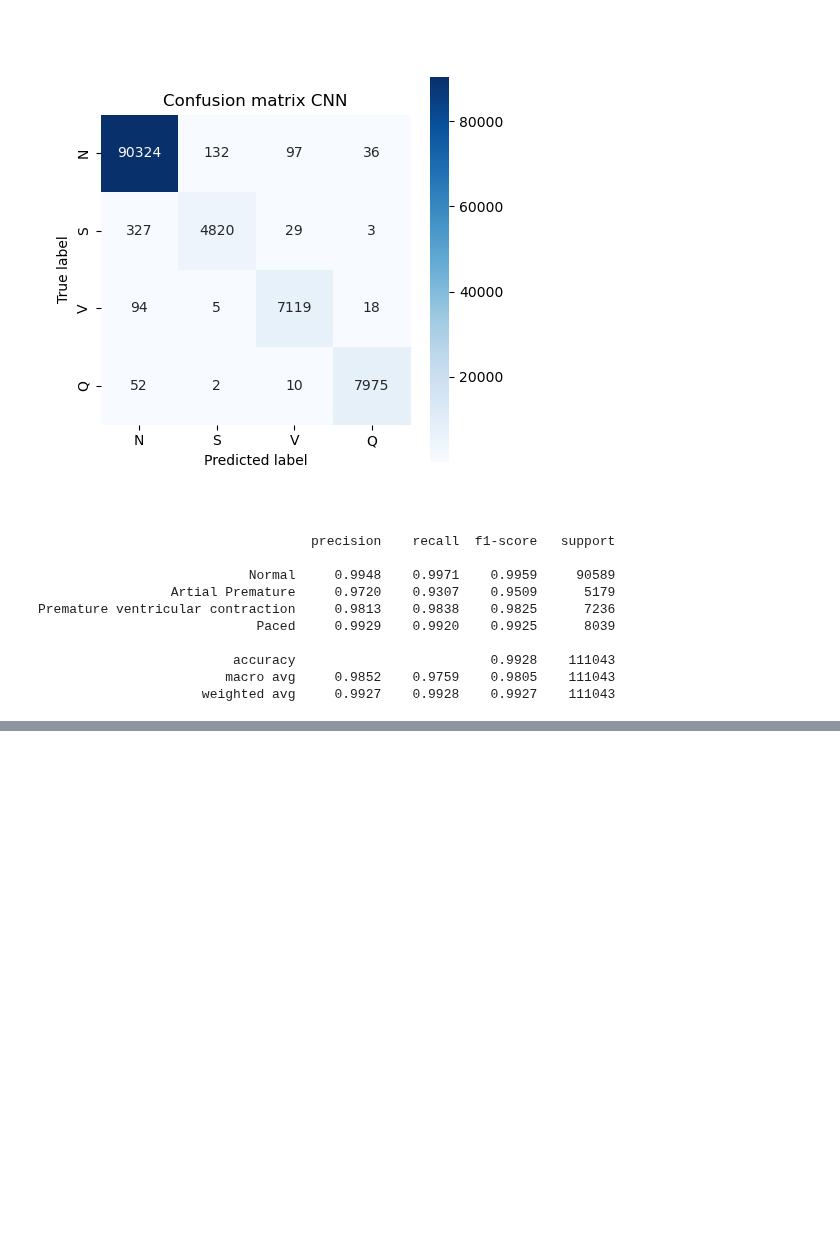
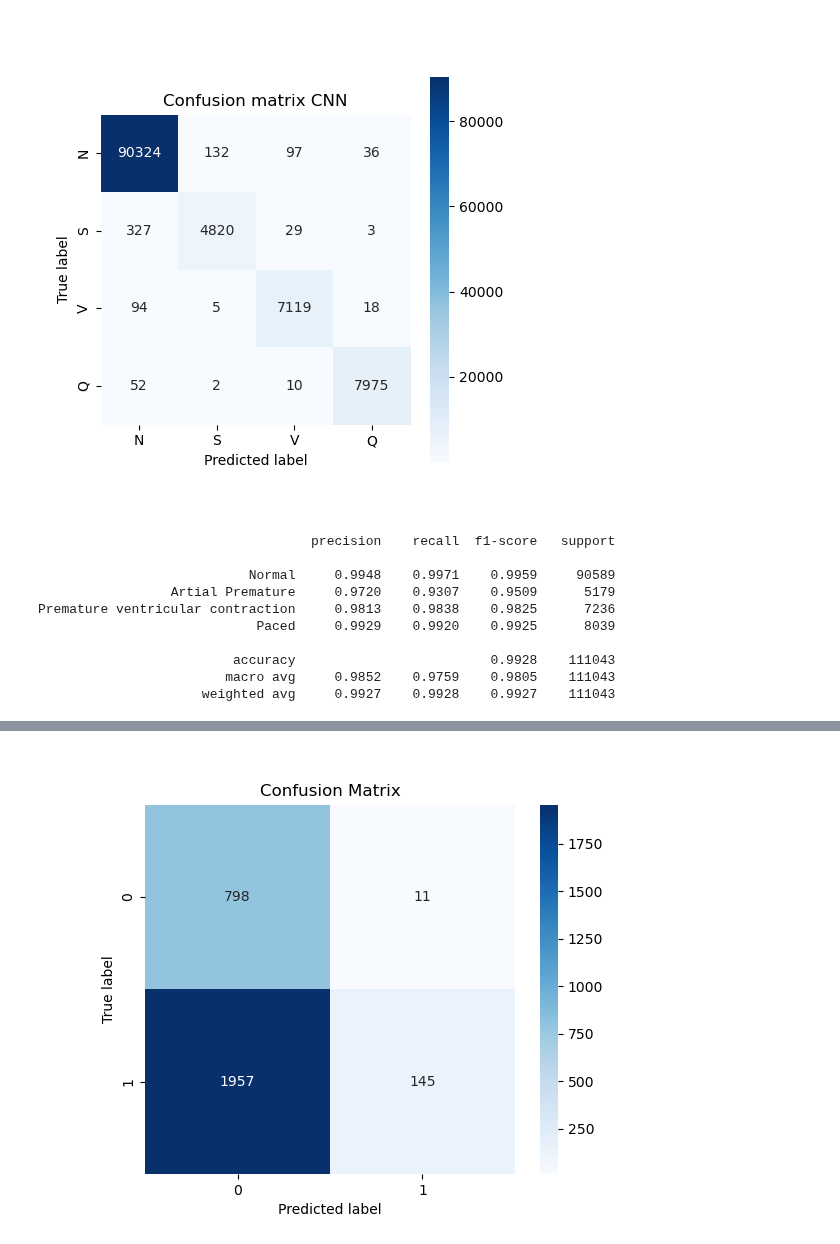
Before and after one commit to JespervanGils/DL-Project-ECG, a Jupyter notebook: DL_Project_ECG_MIT-BIH_Model_Test_Environment.ipynb, the cells around one changed output, grey strips where cells are left out. Cells and saved outputs as stored; diff of their text form; code cells hidden in the pictures; blank space fills up the shorter version.

```diff
--- a/DL_Project_ECG_MIT-BIH_Model_Test_Environment.ipynb
+++ b/DL_Project_ECG_MIT-BIH_Model_Test_Environment.ipynb
@@ -229,0 +232,14 @@ Premature ventricular contraction     0.9813    0.9838    0.9825      7236
+# %%
+normal_df = pd.read_csv('./Dataset_ptbdb/ptbdb_normal.csv',header=None)
+abnormal_df = pd.read_csv('./Dataset_ptbdb/ptbdb_abnormal.csv',header=None)
+# Combine to a full dataset
+full_df_ptb = pd.concat([normal_df, abnormal_df], axis=0, ignore_index=True)
+# %%
+from sklearn.model_selection import train_test_split
+
+# split the data into features and target
+X_ptb = full_df_ptb.drop(187, axis=1)
+y_ptb = full_df_ptb[187]
+
+# Split data into training and testing sets
+X_train_full_ptb, X_test_ptb, y_train_full_ptb, y_test_ptb = train_test_split(X_ptb, y_ptb, test_size=0.20, stratify=y_ptb, random_state=42)
@@ -229,0 +272,11 @@ Premature ventricular contraction     0.9813    0.9838    0.9825      7236
+# %%
+# Predict test set labels
+y_pred_ann_proba  = model_1.predict(X_test_ptb)
+y_pred_ann = np.argmax(y_pred_ann_proba , axis=1)
+
+# If y_pred_ann is higher than 0.5, then the prediction is 1.0, otherwise 0.0
+y_pred_ann = np.where(y_pred_ann > 0.5, 1, 0)
+
+y_test_ptb = y_test_ptb.astype(int)
+
+print('Accuracy of CNN: ', accuracy_score(y_test_ptb, y_pred_ann))
@@ -229,0 +286,16 @@ Premature ventricular contraction     0.9813    0.9838    0.9825      7236
+# %%
+# Calculate confusion matrix
+cm = confusion_matrix(y_test_ptb, y_pred_ann)
+
+# Plot confusion matrix
+plt.figure()
+ax = plt.subplot(111)
+sns.heatmap(cm, annot=True, fmt='g', ax=ax, cmap='Blues', square=True)
+plt.xlabel('Predicted label')
+plt.ylabel('True label')
+plt.title('Confusion Matrix')
+# ax.xaxis.set_ticklabels(labels)
+# ax.yaxis.set_ticklabels(labels)
+plt.show()
+# %% [output]
+[figure, added]
```
Also changed, not shown: parts of 7 cells of this notebook, 1 other file.
